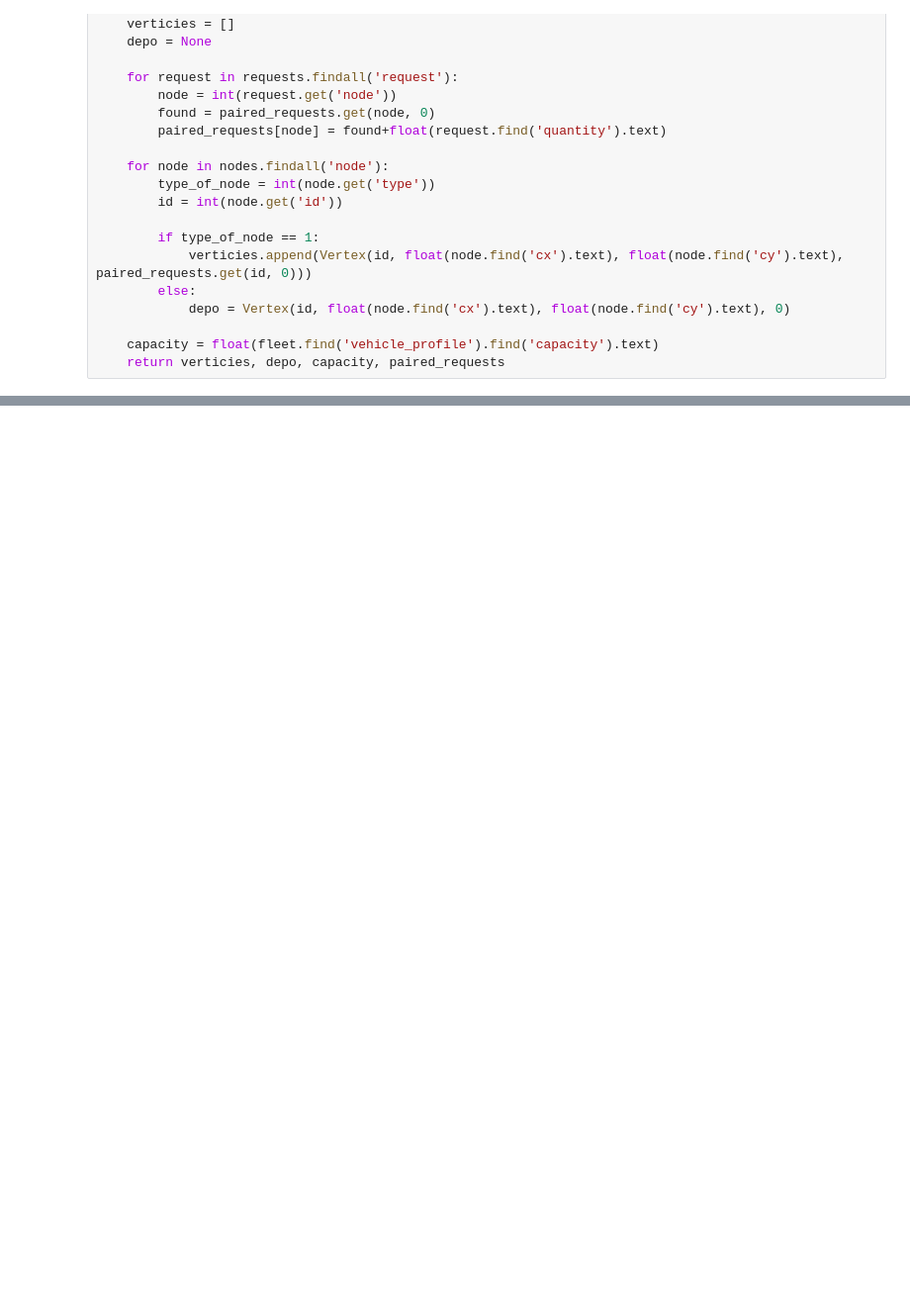
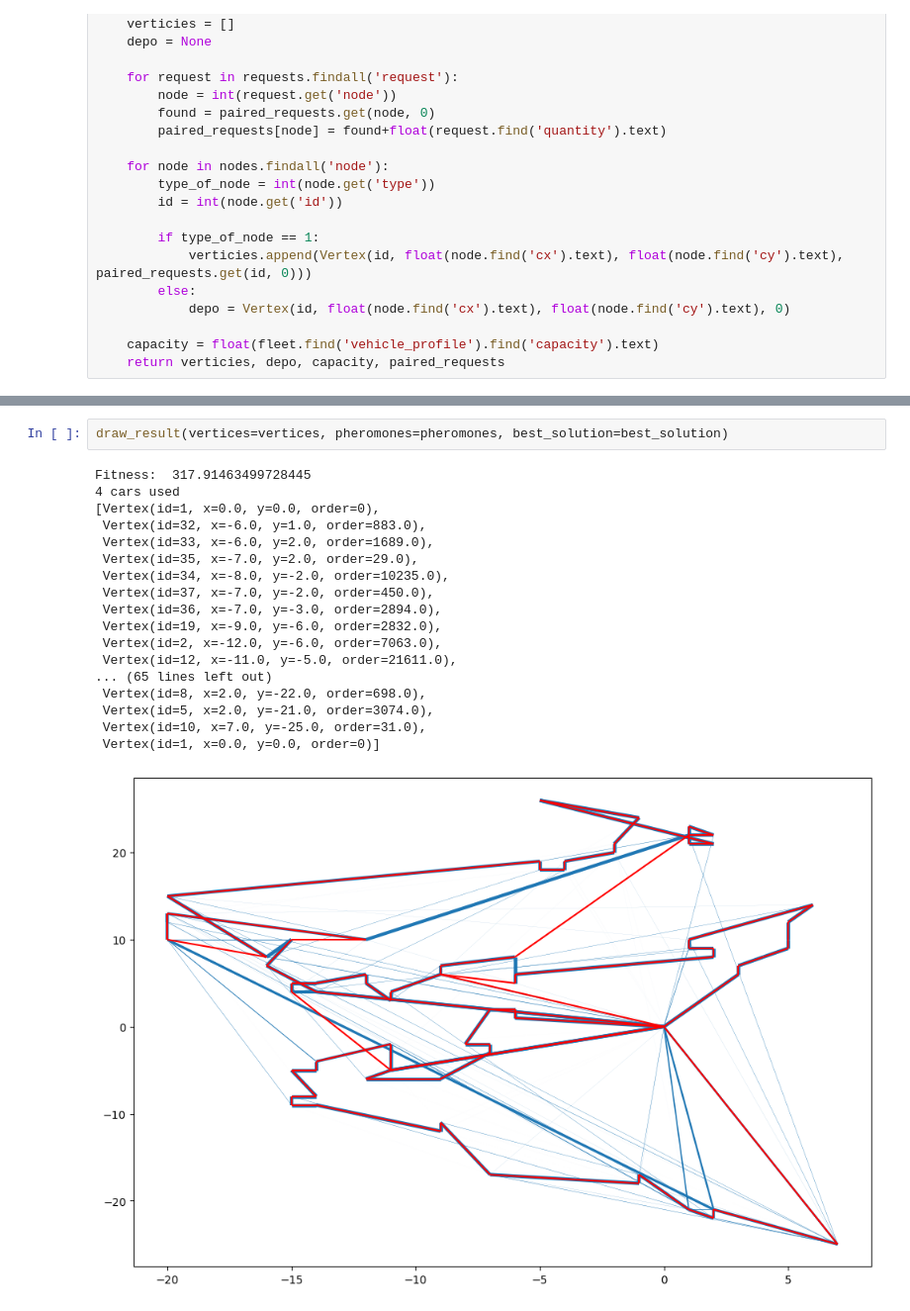
Before and after one commit to Neathac/Nature-inspired-algs, a Jupyter notebook: hw3/hw3_sol.ipynb, the cells around one changed output, grey strips where cells are left out. Shown at 99% size. Saved outputs shown, nothing was run; the diff lists cells and outputs as text; blank space fills up the shorter version.

```diff
--- a/hw3/hw3_sol.ipynb
+++ b/hw3/hw3_sol.ipynb
@@ -213,0 +273,21 @@ Fitness:  2768.1004998227104
+# %%
+draw_result(vertices=vertices, pheromones=pheromones, best_solution=best_solution)
+# %% [output]
+Fitness:  317.91463499728445
+4 cars used
+[Vertex(id=1, x=0.0, y=0.0, order=0),
+ Vertex(id=32, x=-6.0, y=1.0, order=883.0),
+ Vertex(id=33, x=-6.0, y=2.0, order=1689.0),
+ Vertex(id=35, x=-7.0, y=2.0, order=29.0),
+ Vertex(id=34, x=-8.0, y=-2.0, order=10235.0),
+ Vertex(id=37, x=-7.0, y=-2.0, order=450.0),
+ Vertex(id=36, x=-7.0, y=-3.0, order=2894.0),
+ Vertex(id=19, x=-9.0, y=-6.0, order=2832.0),
+ Vertex(id=2, x=-12.0, y=-6.0, order=7063.0),
+ Vertex(id=12, x=-11.0, y=-5.0, order=21611.0),
+... (65 lines left out)
+ Vertex(id=8, x=2.0, y=-22.0, order=698.0),
+ Vertex(id=5, x=2.0, y=-21.0, order=3074.0),
+ Vertex(id=10, x=7.0, y=-25.0, order=31.0),
+ Vertex(id=1, x=0.0, y=0.0, order=0)]
+[figure, added]
```
Also changed, not shown: parts of 8 cells of this notebook, 9 other files.
